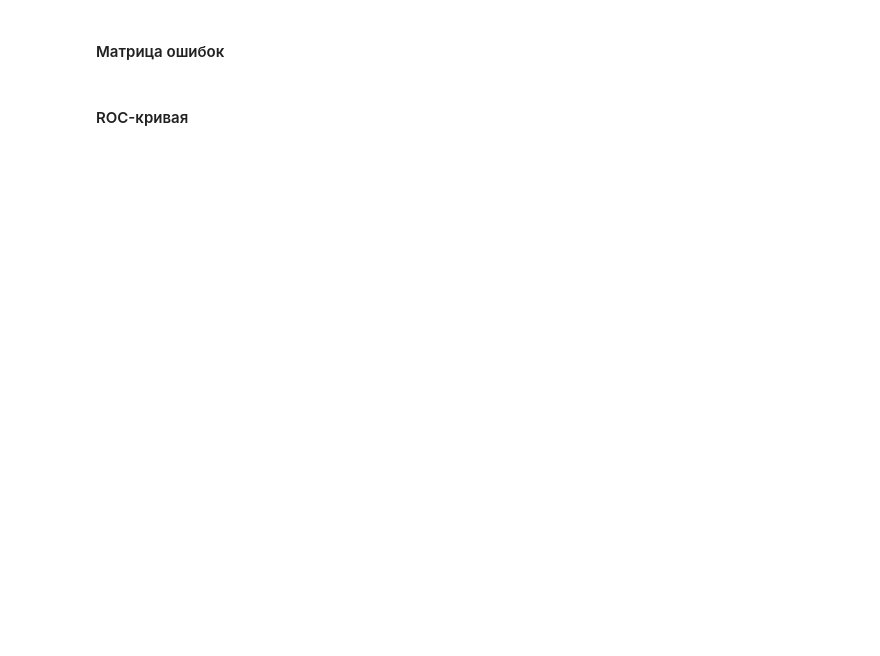
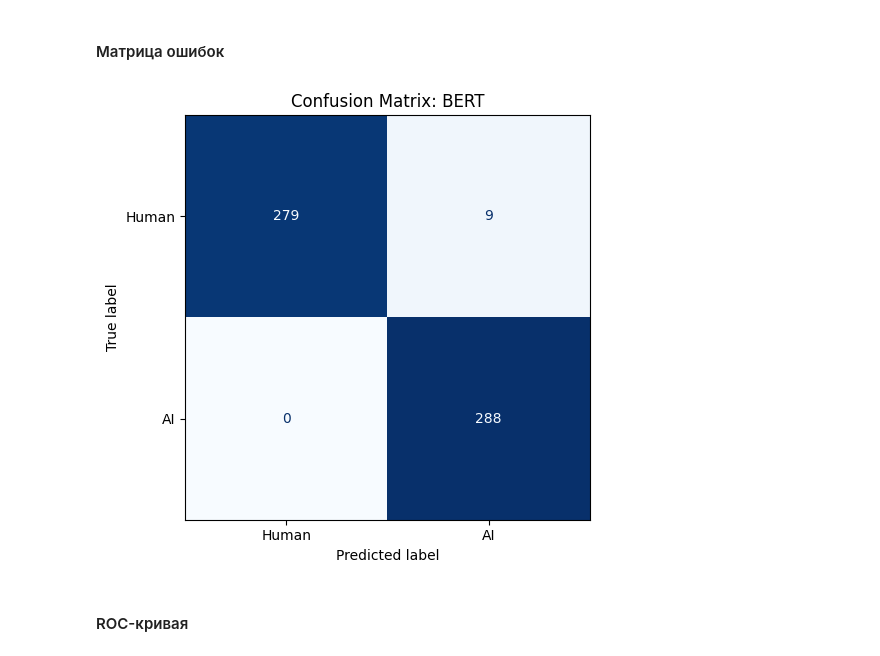
Before and after one commit to budaog300/AiTextDetector, a Jupyter notebook: ml/02_bert_finetuning.ipynb, the cells around one changed output. Saved outputs shown, nothing was run; the diff lists cells and outputs as text; code cells hidden in the pictures; blank space fills up the shorter version.

```diff
--- a/ml/02_bert_finetuning.ipynb
+++ b/ml/02_bert_finetuning.ipynb
@@ -370,0 +438,11 @@ plt.show()
+# %%
+test_output = trainer.predict(test_dataset)
+y_true = test_output.label_ids
+y_pred = np.argmax(test_output.predictions, axis=-1)
+
+report = classification_report(y_true, y_pred, target_names=['0.0', '1.0'], digits=4)
+
+print("=" * 50)
+print("CLASSIFICATION REPORT (threshold=0.5)")
+print("=" * 50)
+print(report)
@@ -371,18 +462,20 @@ plt.show()
 # %% [markdown]
 #### Матрица ошибок
 # %%
-predictions = trainer.predict(test_dataset)
-y_true = predictions.label_ids
-y_pred = np.argmax(predictions.predictions, axis=-1)
-y_score = torch.nn.functional.softmax(torch.tensor(predictions.predictions), dim=-1)[:, 1].numpy()
+y_true = test_output.label_ids
+y_pred = np.argmax(test_output.predictions, axis=-1)
 
+fig, ax = plt.subplots(figsize=(6, 5))
 cm = confusion_matrix(y_true, y_pred)
-plt.figure(figsize=(8, 6))
-sns.heatmap(cm, annot=True, fmt='d', cmap='Blues', xticklabels=['Human', 'AI'], yticklabels=['Human', 'AI'])
-plt.title('Confusion Matrix')
-plt.xlabel('Predicted')
-plt.ylabel('Actual')
+disp = ConfusionMatrixDisplay(confusion_matrix=cm, display_labels=['Human', 'AI'])
+
+disp.plot(ax=ax, cmap='Blues', colorbar=False)
+ax.set_title("Confusion Matrix: BERT")
+
+plt.tight_layout()
 plt.show()
+# %% [output]
+[figure, added]
 # %% [markdown]
 #### ROC-кривая
 # %%
```
Also changed, not shown: parts of 20 cells of this notebook.
